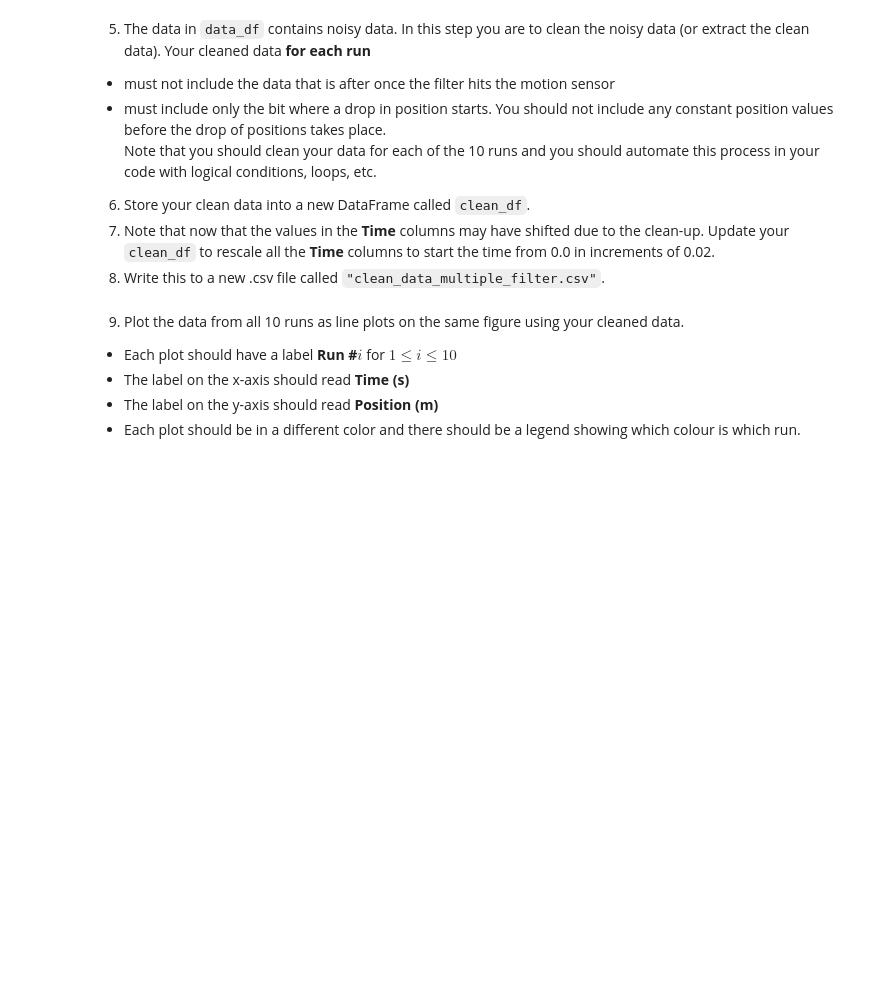
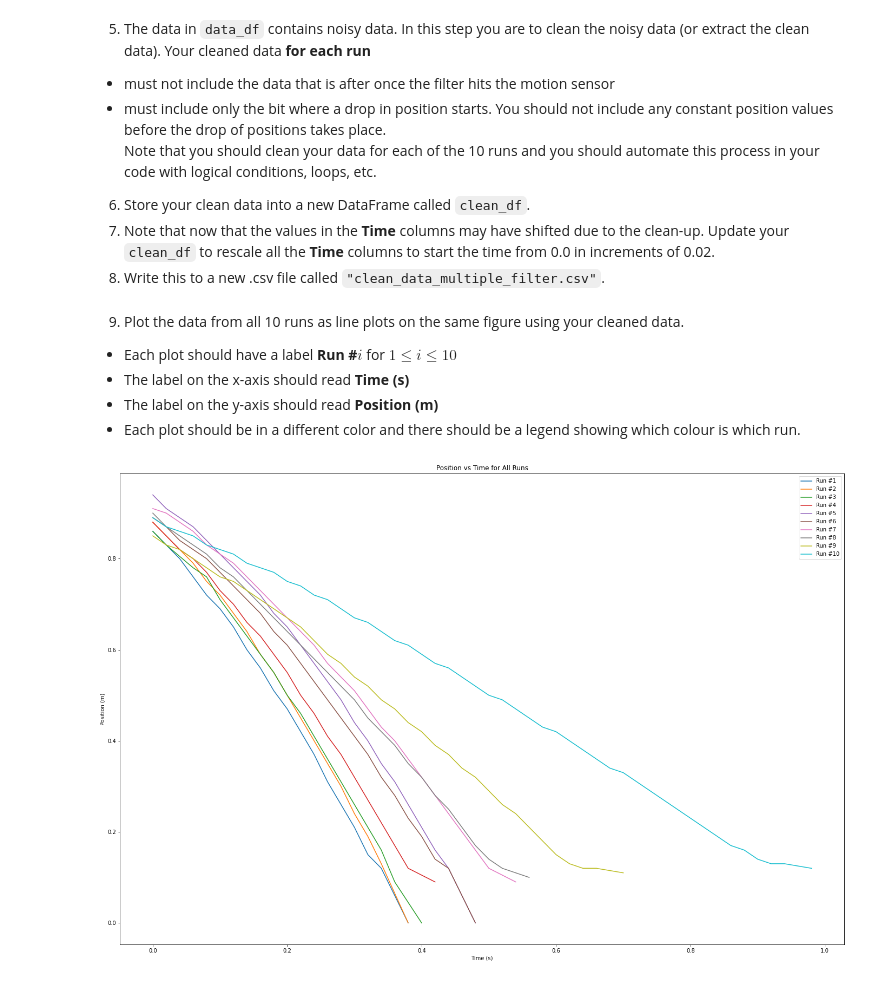
Before and after one commit to DinnerDinner/SF2-Codes, a Jupyter notebook: assign1.ipynb, the cells around one changed output. Cells and saved outputs as stored; diff of their text form; code cells hidden in the pictures; blank space fills up the shorter version.

```diff
--- a/assign1.ipynb
+++ b/assign1.ipynb
@@ -198,0 +197,3 @@ plt.show()
+# %%
+df = pd.read_csv('data_for_coffee.csv')
+df
@@ -208,0 +222,14 @@ Note that this process should be automated.
+# %%
+columns = df.columns
+data_df = []
+
+for i in range(0, len(columns), 4): #time
+    data_df.append(columns[i])
+
+for i in range(1,len(columns),4): #position
+    data_df.append(columns[i])
+
+data_df = df[data_df]
+data_df = data_df.replace(np.nan, 1) #i didnt switch it to 0 or else it would mess with the cleaning process later on
+
+data_df
@@ -226,0 +295,17 @@ Note that you should clean your data for each of the 10 runs and you should auto
+# %%
+
+plt.figure(figsize=(24, 16))
+
+for i in range(10, 20):
+    position_col = columns[i]
+    time_col = columns[i - 10]
+
+    line = plt.plot(clean_df[time_col], clean_df[position_col], label=f'Run #{i-9}')
+
+plt.xlabel('Time (s)')
+plt.ylabel('Position (m)')
+plt.title('Position vs Time for All Runs')
+plt.legend()
+plt.show()
+# %% [output]
+[figure, added]
```
Also changed, not shown: parts of 7 cells of this notebook, 1 other file.
